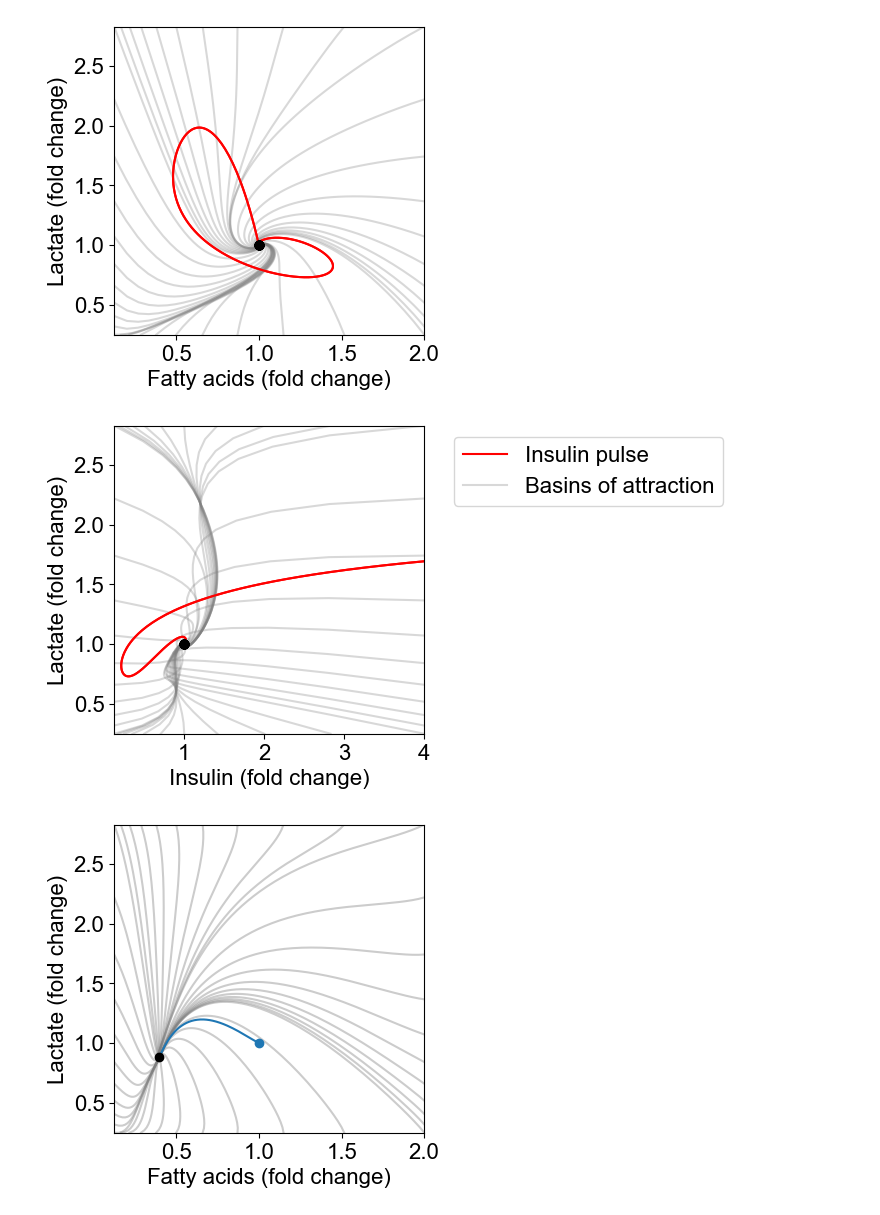
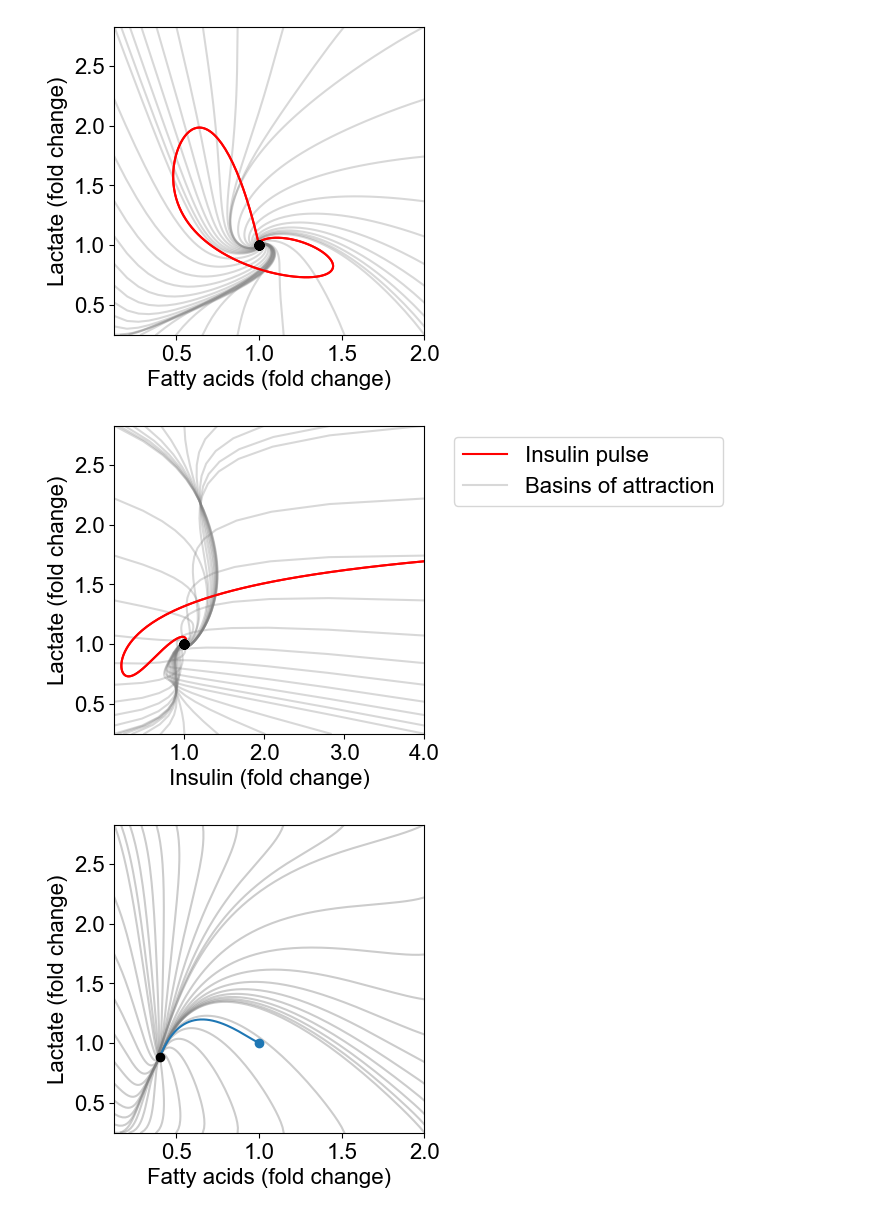
Before and after one commit to weilandtd/lactate_homeostasis, a Jupyter notebook: basins_of_attraction.ipynb, the cells around one changed output. Drawn from its saved outputs; the diff is of its cells as text; code cells hidden in the pictures.

```diff
--- a/basins_of_attraction.ipynb
+++ b/basins_of_attraction.ipynb
@@ -194,35 +194,35 @@ plt.plot(result_pulse[2000:,3]/insulin(1,1,0), result_pulse[2000:,1], 'r', label
 n = 40
 m = 5
 steady_states = []
 for i, basin in enumerate(basins):
     plt.plot(basin[:,3]/insulin(1,1,0), basin[:,1], 'grey', alpha=0.3)
     steady_states.append(basin[-1])
 
 plt.plot(result_pulse[2000:,3]/insulin(1,1,0), result_pulse[2000:,1], 'r', label="Insulin pulse")
 
 
 # plot the steady state as dots
 steady_states = np.array(steady_states)
 plt.plot(steady_states[:,3]/insulin(1,1,0), steady_states[:,1], 'ko')
 
 # Move the legend outside the plot and to the top, right
 
 plt.legend([ "Insulin pulse", "Basins of attraction"],loc='upper right', bbox_to_anchor=(2.0, 1.0))
 
 plt.xlim( 2**log2_concentation_range[0], 2**log2_concentation_range[1])
 plt.ylim( 2**log2_concentation_range[2], 2**log2_concentation_range[3])
 
 plt.xlabel('Insulin (fold change)')
 plt.ylabel('Lactate (fold change)')
 
 
 # Make Xticks and Yticks the same [0.5 ,1, 1.5 2]
-#plt.xticks([0.5, 1, 1.5, 2, ], [0.5, 1, 1.5, 2,])
+plt.xticks([1.0, 2.0, 3.0, 4.0 ], [1.0, 2.0, 3.0, 4.0 ])
 #plt.yticks([0.5, 1, 1.5, 2,], [0.5, 1, 1.5, 2,])
 
 plt.savefig('output/basins_of_attraction_lactate_insulin.svg')
 # %% [output]
-[figure, old version]
+[figure, new version]
 # %%
 
 p_clamp = change_parameters(p, e=[2*insulin(1,1,0)], ix=["deltaI"])
```
Also changed, not shown: parts of 3 cells of this notebook, 3 other files.
